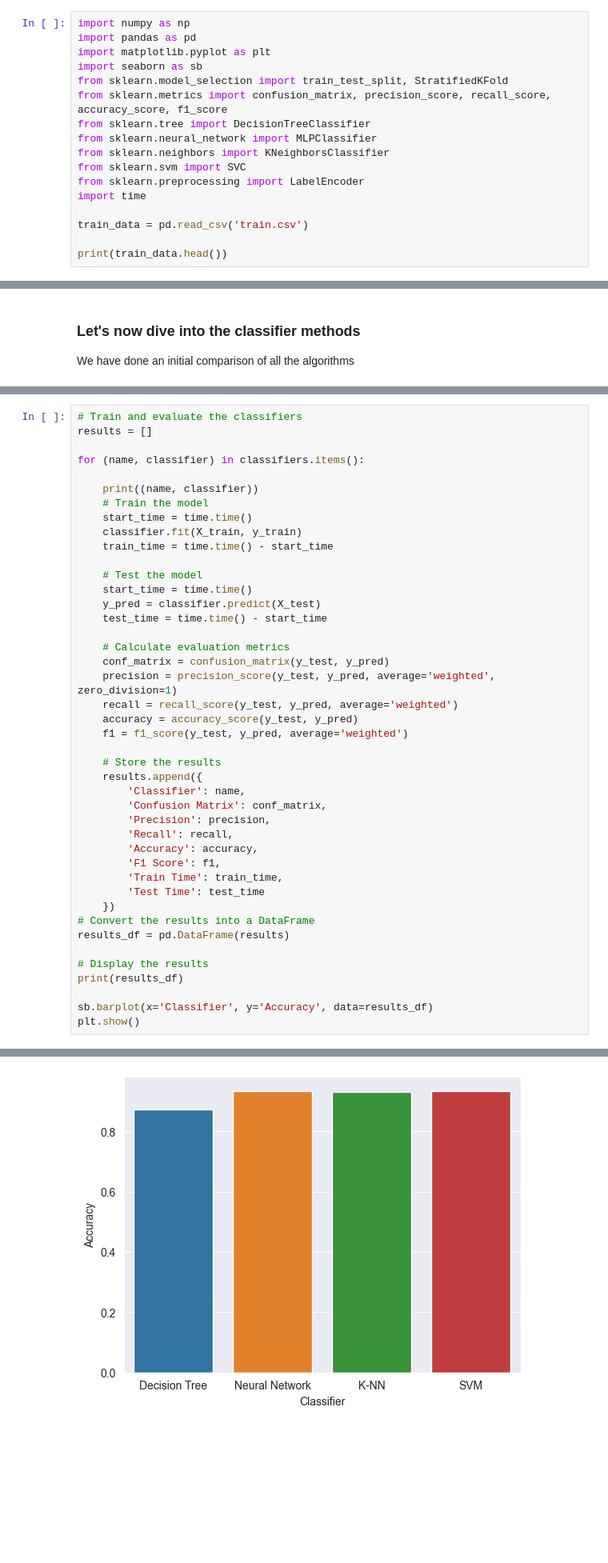
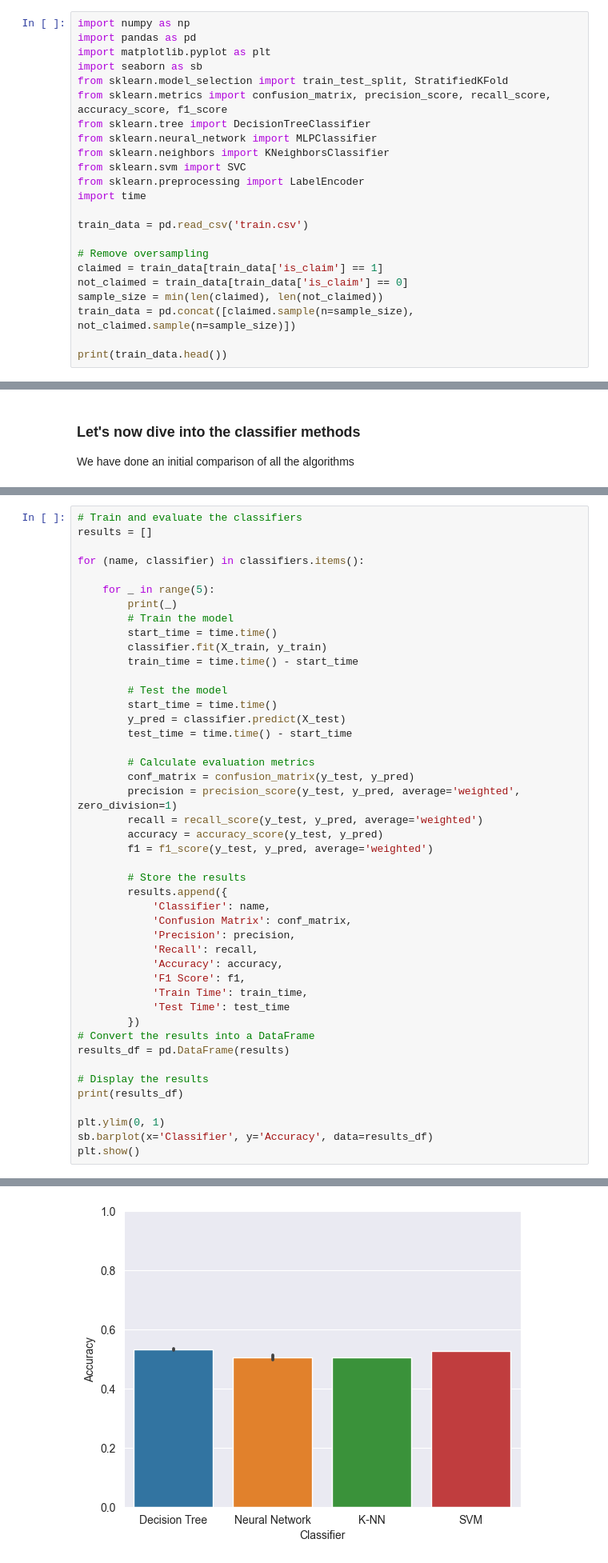
Before and after one commit to afs202005277/HeartDiseasePrediction, a Jupyter notebook: project.ipynb, the cells around one changed output, grey strips where cells are left out. Shown: that part at 80% size. Saved outputs shown, nothing was run; the diff lists cells and outputs as text; blank space fills up the shorter version.

```diff
--- a/project.ipynb
+++ b/project.ipynb
@@ -18,5 +18,11 @@ import time
 
 train_data = pd.read_csv('train.csv')
 
+# Remove oversampling
+claimed = train_data[train_data['is_claim'] == 1]
+not_claimed = train_data[train_data['is_claim'] == 0]
+sample_size = min(len(claimed), len(not_claimed))
+train_data = pd.concat([claimed.sample(n=sample_size), not_claimed.sample(n=sample_size)])
+
 print(train_data.head())
 # %% [output]
@@ -209,41 +235,43 @@ results = []
 
 for (name, classifier) in classifiers.items():
 
-    print((name, classifier))
-    # Train the model
-    start_time = time.time()
-    classifier.fit(X_train, y_train)
-    train_time = time.time() - start_time
+    for _ in range(5):
+        print(_)
+        # Train the model
+        start_time = time.time()
+        classifier.fit(X_train, y_train)
+        train_time = time.time() - start_time
 
-    # Test the model
-    start_time = time.time()
-    y_pred = classifier.predict(X_test)
-    test_time = time.time() - start_time
+        # Test the model
+        start_time = time.time()
+        y_pred = classifier.predict(X_test)
+        test_time = time.time() - start_time
 
-    # Calculate evaluation metrics
-    conf_matrix = confusion_matrix(y_test, y_pred)
-    precision = precision_score(y_test, y_pred, average='weighted', zero_division=1)
-    recall = recall_score(y_test, y_pred, average='weighted')
-    accuracy = accuracy_score(y_test, y_pred)
-    f1 = f1_score(y_test, y_pred, average='weighted')
+        # Calculate evaluation metrics
+        conf_matrix = confusion_matrix(y_test, y_pred)
+        precision = precision_score(y_test, y_pred, average='weighted', zero_division=1)
+        recall = recall_score(y_test, y_pred, average='weighted')
+        accuracy = accuracy_score(y_test, y_pred)
+        f1 = f1_score(y_test, y_pred, average='weighted')
 
-    # Store the results
-    results.append({
-        'Classifier': name,
-        'Confusion Matrix': conf_matrix,
-        'Precision': precision,
-        'Recall': recall,
-        'Accuracy': accuracy,
-        'F1 Score': f1,
-        'Train Time': train_time,
-        'Test Time': test_time
-    })
+        # Store the results
+        results.append({
+            'Classifier': name,
+            'Confusion Matrix': conf_matrix,
+            'Precision': precision,
+            'Recall': recall,
+            'Accuracy': accuracy,
+            'F1 Score': f1,
+            'Train Time': train_time,
+            'Test Time': test_time
+        })
 # Convert the results into a DataFrame
 results_df = pd.DataFrame(results)
 
 # Display the results
 print(results_df)
 
+plt.ylim(0, 1)
 sb.barplot(x='Classifier', y='Accuracy', data=results_df)
 plt.show()
 # %% [output]
@@ -265,4 +295,4 @@ plt.show()
-[figure, old version]
+[figure, new version]
 # %% [markdown]
 ### Neural Network
 # %%
```
Also changed, not shown: parts of 5 cells of this notebook, 2 other files.
